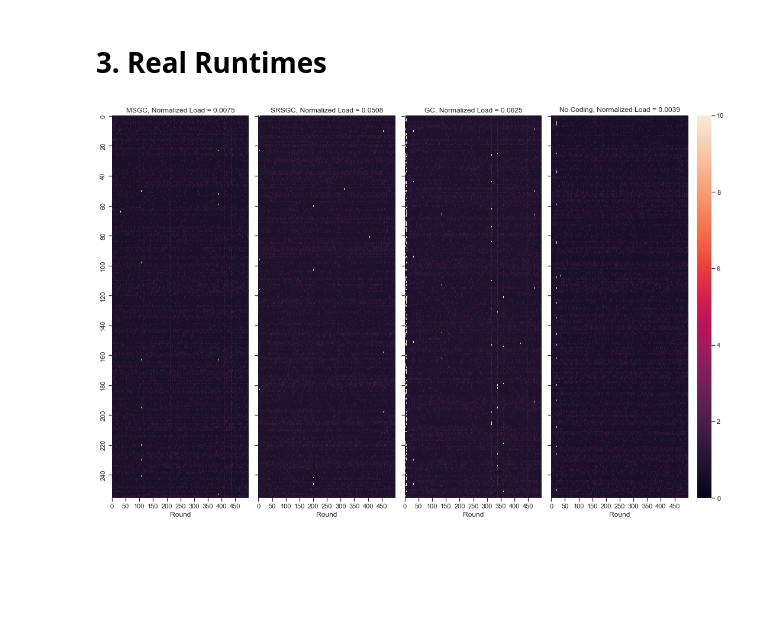
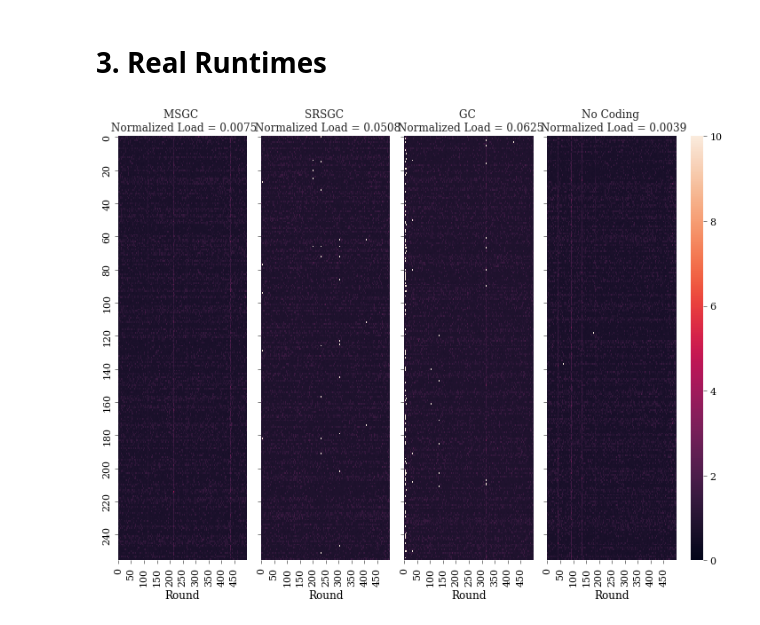
Before and after one commit to mamaj/Sequential-Gradient-Coding-2, a Jupyter notebook: 2_find_runtimes/results.ipynb, the cells around one changed output. Cells and saved outputs as stored; diff of their text form; code cells hidden in the pictures; blank space fills up the shorter version.

Commit message:
after submission

```diff
--- a/2_find_runtimes/results.ipynb
+++ b/2_find_runtimes/results.ipynb
@@ -277,0 +644,3 @@ ax.set_ylim(0)
+# %%
+t = _
+t.worst
@@ -277,0 +738,24 @@ ax.set_ylim(0)
+# %%
+fig, ax = plt.subplots()
+# n = 0
+for model_name, r in runtimes.items():
+    times = []
+    for t in r:
+        t1, t2 = t[:probe_jobs], t[probe_jobs:]
+        t1 = t1.cumsum()
+        t2 = t2.cumsum()[-(n_jobs-probe_jobs):] + t1[-1]
+        times.append(np.concatenate((t1, t2), axis=0))
+
+
+    ax.plot(np.mean(times, axis=0), np.arange(n_jobs)+1,
+            label=model_name, c=colors[model_name])
+    ax.fill_betweenx(y=np.arange(n_jobs)+1,
+                     x1=np.mean(times, axis=0) + np.std(times, axis=0),
+                     x2=np.mean(times, axis=0) - np.std(times, axis=0),
+                     lw=0.2, alpha=0.1, color=colors[model_name])
+
+
+ax.axhline(probe_jobs+1, ls='--')
+ax.legend()
+ax.set(xlabel='Time (s)', ylabel= 'Number of jobs done',
+       xlim=(0, 1400), ylim=(0, n_jobs), title=f'Switched to coding after {probe_jobs} rounds.');
@@ -278,39 +764,37 @@ ax.set_ylim(0)
 # %% [markdown]
 # 3. Real Runtimes
 # %%
+folder = 'sam-gc-cnn_profile_est_desktop_long4_new'
+
 folder_real = folder + '_real_2'
 invokes = 500
+# invokes = 400
 mu = 1
 # %%
 # load all real profiles
 
 dur_list = []
-for model_name, load in zip(df.index, df['load']):
+for load in df['load']:
     rounds = load_profile(workers, invokes, load, batch, comp_type, region, folder_real)
-
     durs = get_durations(rounds).T
-    #NOTE:
-    durs = np.random.permutation(durs)
-
     dur_list.append(durs)
 dur_list = np.array(dur_list)
 
 
-
 n_jobs = dur_list[0].shape[1] - max_delay  # number of jobs to complete
 # %%
-fig, axs = plt.subplots(1, len(dur_list) + 1, figsize=(15, 10),
+fig, axs = plt.subplots(1, len(dur_list) + 1, figsize=(10, 8),
                         gridspec_kw={"width_ratios":[1, 1, 1, 1, 0.1]},
                         tight_layout=True)
 
 for i, (durs, load, ax, model_name) in enumerate(zip(dur_list, df['load'], axs.flat, df.index)):
 
     sns.heatmap(durs, ax=ax, vmin=0, vmax=10, yticklabels=20, xticklabels=50, cbar_ax=axs[-1])
-    ax.set_title(f'{model_name}, Normalized Load = {load:.4f}')
+    ax.set_title(f'{model_name} \n Normalized Load = {load:.4f}')
     ax.set_xlabel('Worker')
     ax.set_xlabel('Round')
     ax.tick_params(left=True, bottom=True)
     if i != 0:
         ax.set_yticklabels([])
 # %% [output]
-[figure, old version]
+[figure, new version]
```
Also changed, not shown: parts of 44 cells of this notebook, 25 other files.
